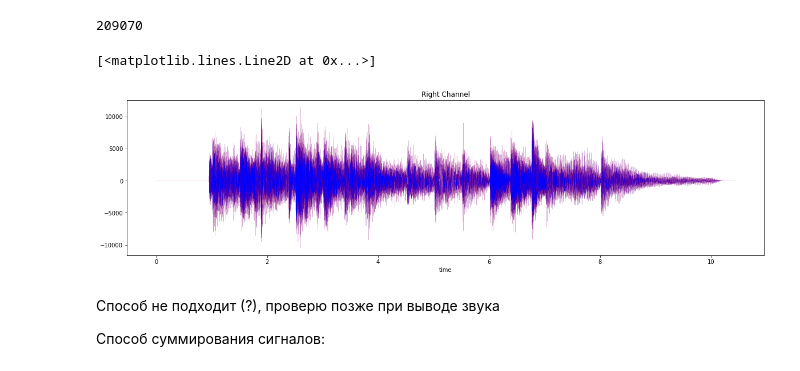
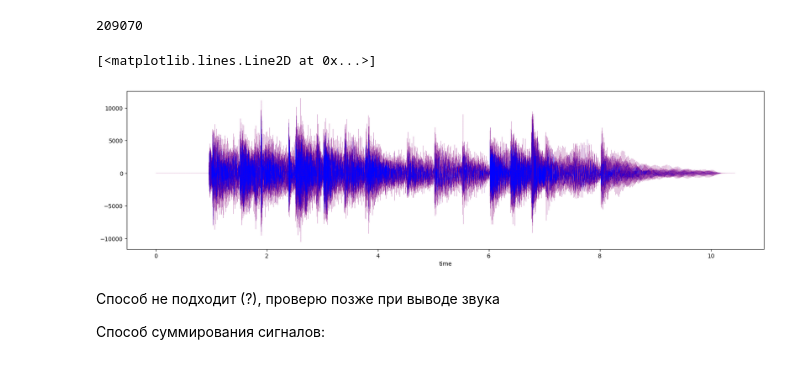
Before and after one commit to cristinka-p/GraduateWork, a Jupyter notebook: wav_reading.ipynb, the cells around one changed output. Drawn from its saved outputs; the diff is of its cells as text; code cells hidden in the pictures.

```diff
--- a/wav_reading.ipynb
+++ b/wav_reading.ipynb
@@ -71,7 +72,7 @@ plt.plot(timeline, left_channel)
 
 Мелодия сыгранная на фортепиано длиной 10 сек.
 # %%
-fp = 'sounds/fortepiano_1.wav'
+fp = '/sounds/fortepiano_1.wav'
 fq, data = read(fp)
 fq
 # %% [output]
@@ -126,7 +123,7 @@ plt.plot(time, left, linewidth = 0.5)
 # %% [markdown]
 Чтение того же файла, конвертированного в моно:
 # %%
-fp_mono = 'sounds/fortepiano_1_mono.wav'
+fp_mono = '/sounds/fortepiano_1_mono.wav'
 fq_mono, data_mono = read(fp_mono)
 data_mono.shape
 # %% [output]
@@ -156,20 +153,19 @@ plt.plot(time, right, linestyle=':', color = 'green', linewidth = 0.1)
 # %% [markdown]
 Поиск среднего значения между двумя стерео каналами:
 # %%
-mono = (left+right)/2
-comparison = mono == data_mono
+mono1 = (left+right)/2
+comparison = mono1 == data_mono
 np.count_nonzero(comparison == False)
 # %% [output]
 209070
 # %%
 plt.figure(figsize=(20,5))
-plt.title('Right Channel')
 plt.xlabel('time')
 plt.plot(time, data_mono, linestyle='-', color = 'red', linewidth = 0.1)
-plt.plot(time, mono,linestyle='-.', color = 'blue', linewidth = 0.1)
+plt.plot(time, mono1,linestyle='-.', color = 'blue', linewidth = 0.1)
 # %% [output]
 [<matplotlib.lines.Line2D at 0x...>]
-[figure, old version]
+[figure, new version]
 # %% [markdown]
 Способ не подходит (?), проверю позже при выводе звука
 
```
Also changed, not shown: parts of 16 cells of this notebook.
